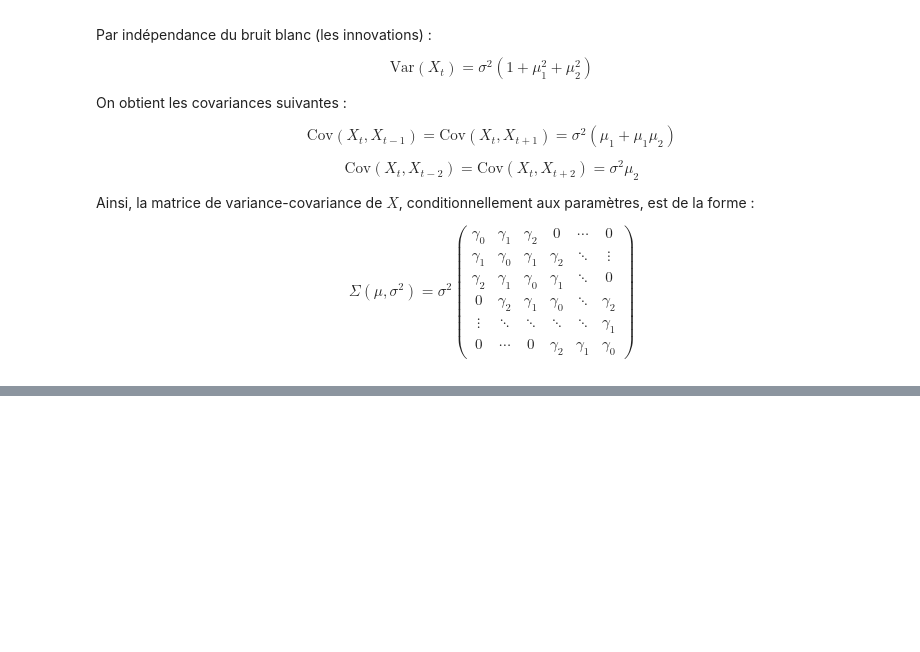
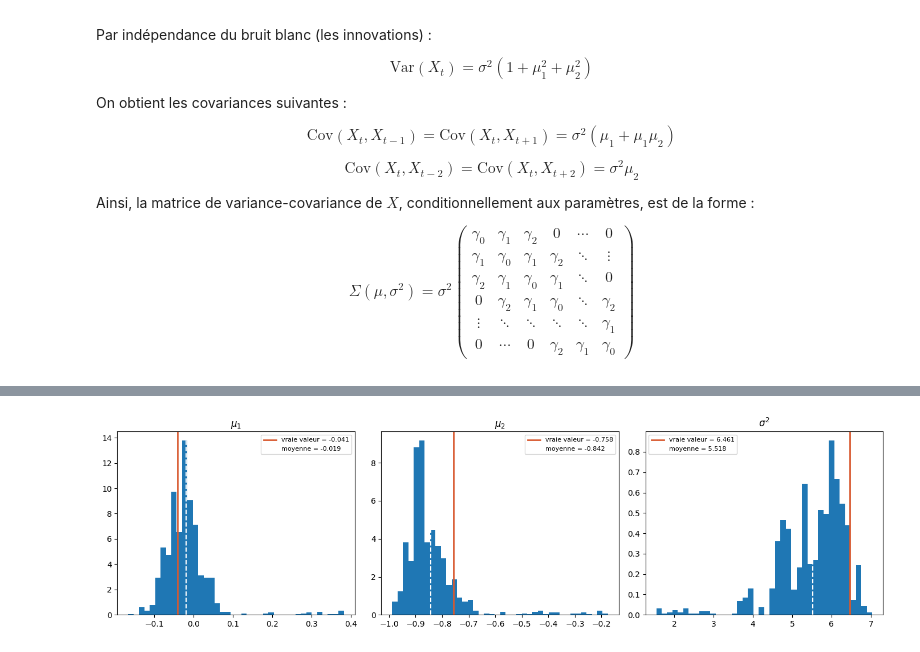
Before and after one commit to inaelenacampan/MonteCarloAndSimulation, a Jupyter notebook: Ina.ipynb, the cells around one changed output, grey strips where cells are left out. Drawn from its saved outputs; the diff is of its cells as text; code cells hidden in the pictures; blank space fills up the shorter version.

Commit message:
première version : avec un graphe pour une serie

```diff
--- a/Ina.ipynb
+++ b/Ina.ipynb
@@ -71,0 +154,46 @@ $$
+# %%
+def rwmh_one_series(x, alpha, zeta, n_iter=10_000,
+                    step_mu=0.1, step_sigma2=0.2, seed=0):
+    np.random.seed(seed)
+
+    N = n_iter
+    s = 0
+    chain = np.empty((N, 3))
+    chain[0, :] = [0.0, 0.0, 1.0]   # initialisation
+
+    for n in range(1, N):
+        output = metropolis_kernel(x, chain[n-1, :], step_mu, step_sigma2, alpha, zeta)
+        chain[n, :] = output['val']
+        s += output['acc']
+
+    acc_rate = s / N
+    return chain, acc_rate
+# %%
+chain, acc = rwmh_one_series(
+        x_star[1], generation.alpha, generation.zeta,
+        n_iter = 1200, step_mu=0.1, step_sigma2=0.2, seed=1
+    )
+# %%
+def plot_chain(chain, burnin, true_mu, true_sigma2):
+    post = chain[burnin:]
+    true_vals = [true_mu[0], true_mu[1], true_sigma2]
+    param_names = [r"$\mu_1$", r"$\mu_2$", r"$\sigma^2$"]
+
+    fig, axes = plt.subplots(1, 3, figsize=(14, 4))
+
+    for k in range(3):
+        ax = axes[k]
+        ax.hist(post[:, k], bins=40, density=True)
+        ax.axvline(true_vals[k], color='#D85A30', lw=2,
+                   label=f'vraie valeur = {true_vals[k]:.3f}')
+        ax.axvline(post[:, k].mean(), color='white', lw=1.5,
+                   linestyle='--', label=f'moyenne = {post[:, k].mean():.3f}')
+        ax.set_title(param_names[k])
+        ax.legend(fontsize=8)
+
+    plt.tight_layout()
+    plt.show()
+# %%
+plot_chain(chain, 10, mu_list[1], sigma2_list[1])
+# %% [output]
+[figure, added]
```
Also changed, not shown: parts of 4 cells of this notebook.
